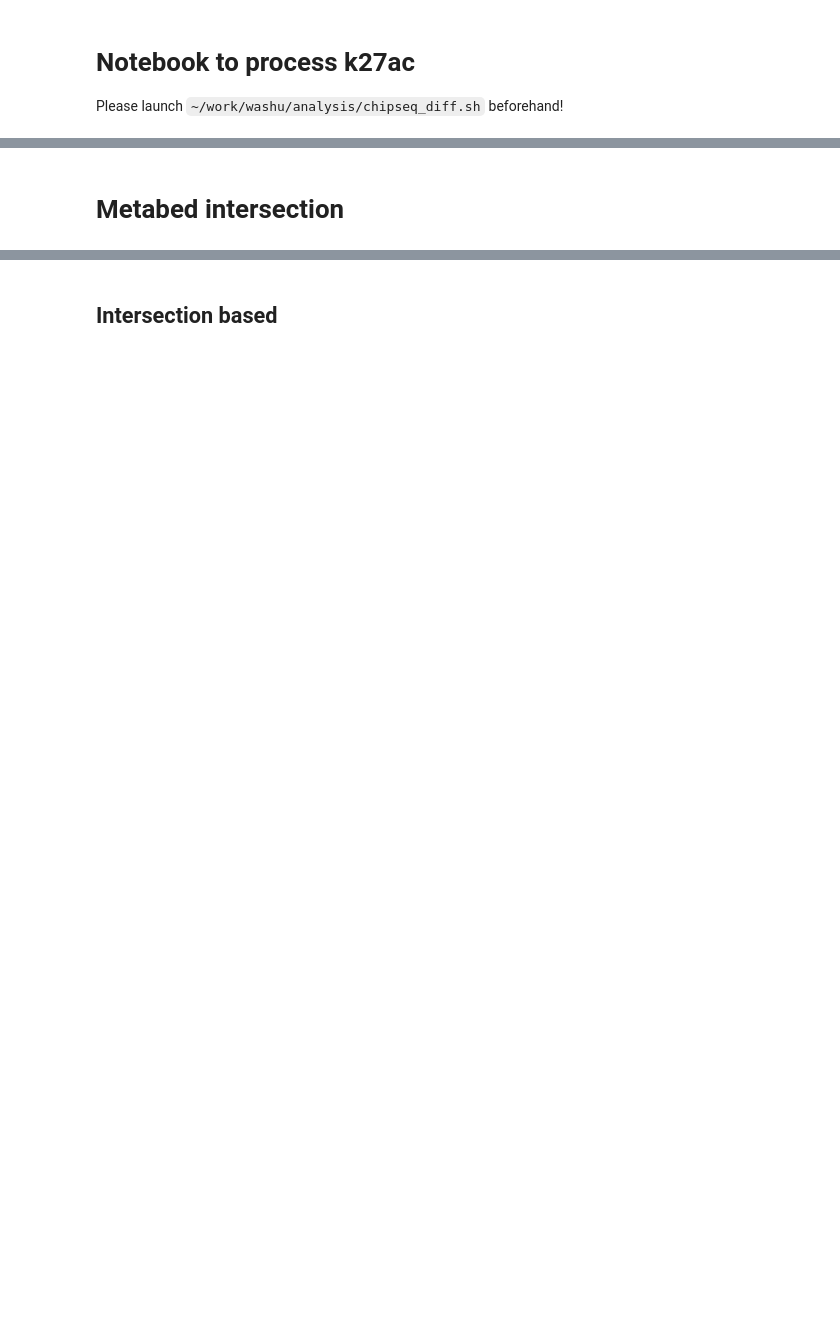
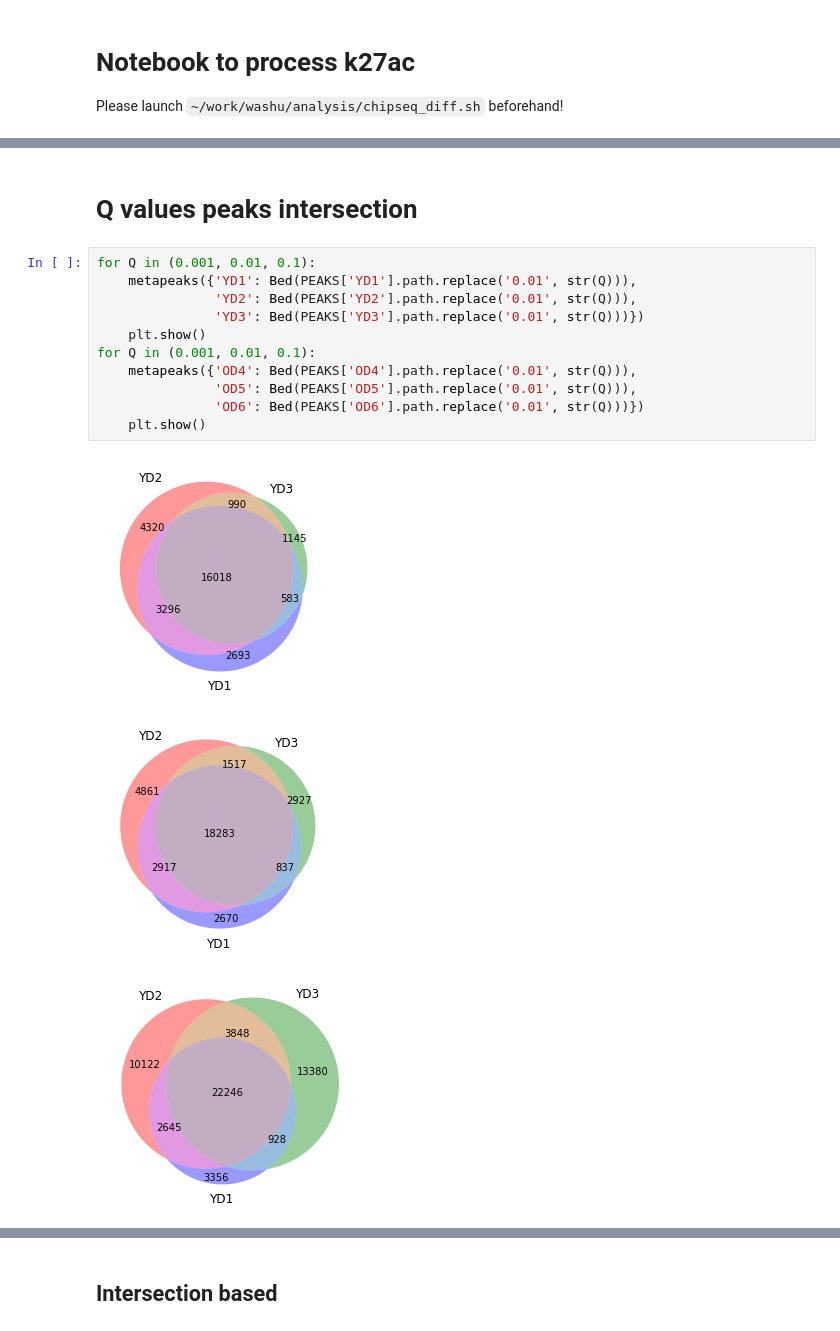
Before and after one commit to JetBrains-Research/washu, a Jupyter notebook: notebooks/k27ac_diff.ipynb, the cells around one changed output, grey strips where cells are left out. Cells and saved outputs as stored; diff of their text form; blank space fills up the shorter version.

```diff
--- a/notebooks/k27ac_diff.ipynb
+++ b/notebooks/k27ac_diff.ipynb
@@ -31,2 +31,17 @@ OD6 OD_ac_BC6_R1_hg19_0.01_peaks.broadPeak
 # %% [markdown]
-# Metabed intersection
+# Q values peaks intersection
+# %%
+for Q in (0.001, 0.01, 0.1):
+    metapeaks({'YD1': Bed(PEAKS['YD1'].path.replace('0.01', str(Q))),
+               'YD2': Bed(PEAKS['YD2'].path.replace('0.01', str(Q))),
+               'YD3': Bed(PEAKS['YD3'].path.replace('0.01', str(Q)))})
+    plt.show()
+for Q in (0.001, 0.01, 0.1):
+    metapeaks({'OD4': Bed(PEAKS['OD4'].path.replace('0.01', str(Q))),
+               'OD5': Bed(PEAKS['OD5'].path.replace('0.01', str(Q))),
+               'OD6': Bed(PEAKS['OD6'].path.replace('0.01', str(Q)))})
+    plt.show()
+# %% [output]
+[figure, added]
+[figure, added]
+[figure, added]
```
Also changed, not shown: parts of 28 cells of this notebook.
